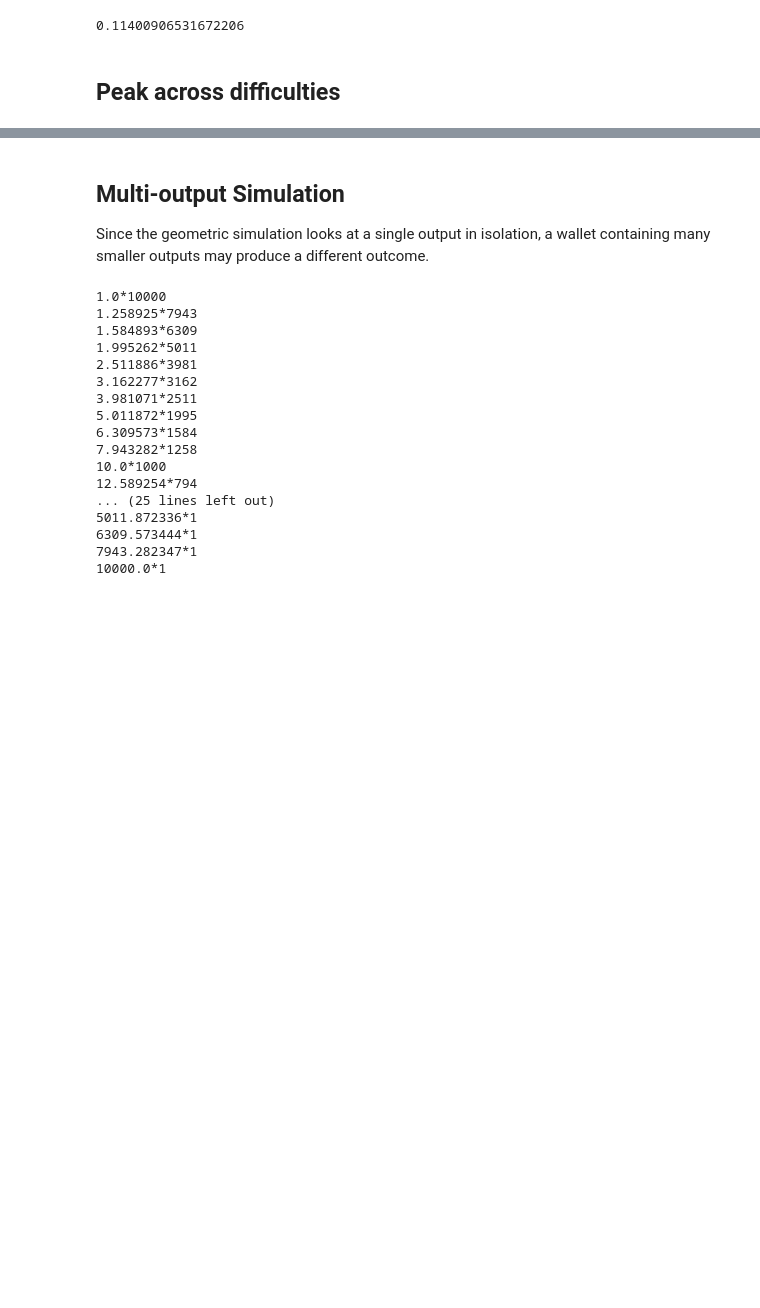
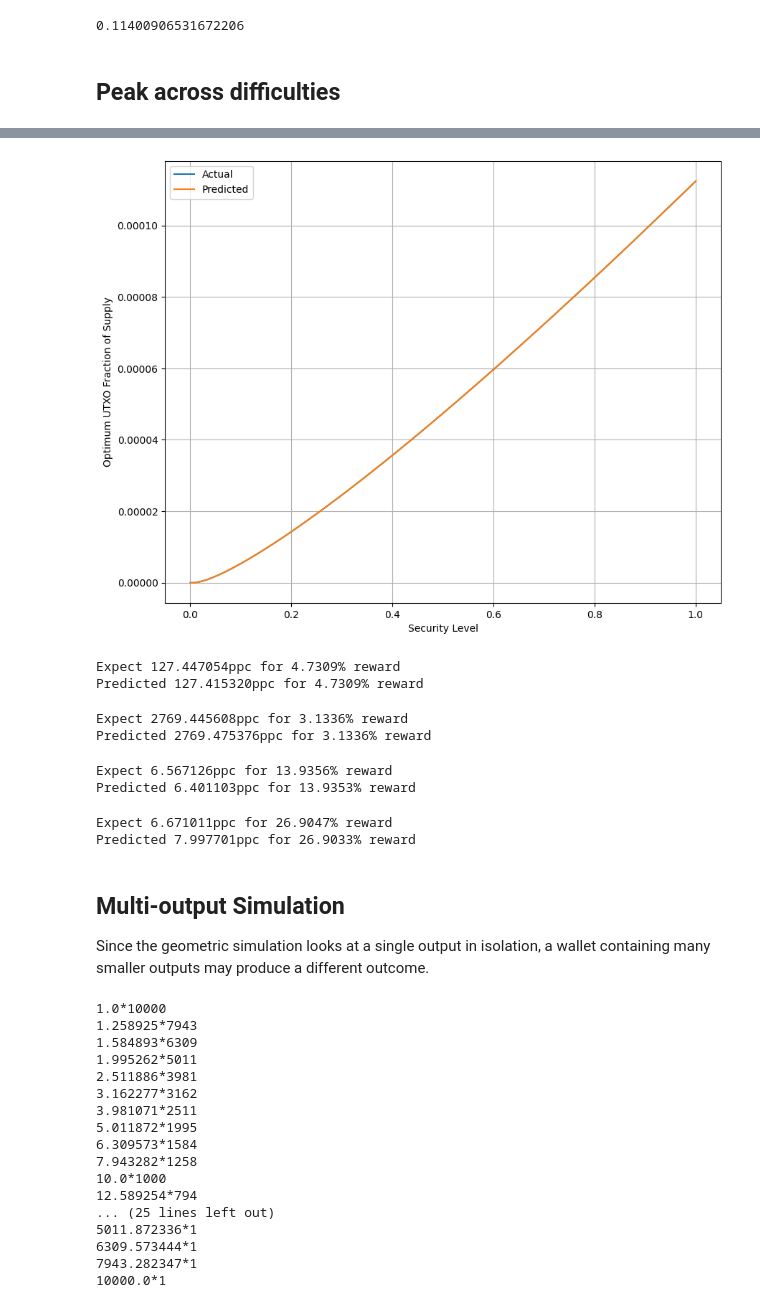
Before and after one commit to MatthewLM/OptimumPeercoinUTXO, a Jupyter notebook: OptimumUTXO.ipynb, the cells around one changed output, grey strips where cells are left out. Cells and saved outputs as stored; diff of their text form; code cells hidden in the pictures; blank space fills up the shorter version.

```diff
--- a/OptimumUTXO.ipynb
+++ b/OptimumUTXO.ipynb
@@ -326,0 +631,5 @@ plt.show()
+# %%
+def getPreciseStaticFromSupply(supply):
+    return supply * 0.0025 / (60*60*24*365.24242424 / BLOCK_INTERVAL_SECS)
+preciseStatic = getPreciseStaticFromSupply(SUPPLY)
+preciseStatic
@@ -326,0 +638,20 @@ plt.show()
+# %%
+# UTXO size as fraction of supply
+endog = np.fromiter((findPeak(getDiffFromSecurity(x, SUPPLY), preciseStatic, iterations=50)[0] / SUPPLY for x in secData), dtype=float)
+# %%
+def getSecurityExog(secData):
+    return pd.DataFrame({
+        "const": 1,
+        "security": secData,
+        "security^(1/2)": secData**(1/2),
+        "security^(1/3)": secData**(1/3),
+        "security^(1/4)": secData**(1/4),
+        "security^(1/5)": secData**(1/5),
+        "security^(1/6)": secData**(1/6),
+        "security^(1/7)": secData**(1/7),
+        "security^(1/8)": secData**(1/8),
+    })
+exog = getSecurityExog(secData)
+# %%
+model = sm.OLS(endog, exog).fit()
+model.summary()
@@ -326,0 +700,12 @@ plt.show()
+# %%
+ypred = model.predict(exog)
+fig, ax = plt.subplots(figsize=(10, 8))
+h1, = ax.plot(secData, endog, label="Actual")
+h2, = ax.plot(secData, ypred, label="Predicted")
+ax.legend(handles=[h1, h2])
+ax.set_xlabel("Security Level")
+ax.set_ylabel("Optimum UTXO Fraction of Supply")
+plt.grid(which="both")
+plt.show()
+# %% [output]
+[figure, added]
@@ -327,3 +723,26 @@ plt.show()
+# %%
+testSecurityForDiff(DIFF, SUPPLY)
+# %% [output]
+Expect 127.447054ppc for 4.7309% reward
+Predicted 127.415320ppc for 4.7309% reward
+# %%
+# What if difficulty is 10x higher?
+testSecurityForDiff(DIFF*10, SUPPLY)
+# %% [output]
+Expect 2769.445608ppc for 3.1336% reward
+Predicted 2769.475376ppc for 3.1336% reward
+# %%
+# What if difficulty is 5x lower?
+testSecurityForDiff(DIFF/5, SUPPLY)
+# %% [output]
+Expect 6.567126ppc for 13.9356% reward
+Predicted 6.401103ppc for 13.9353% reward
+# %%
+# What if supply is 10x higher?
+testSecurityForDiff(DIFF, SUPPLY*10)
+# %% [output]
+Expect 6.671011ppc for 26.9047% reward
+Predicted 7.997701ppc for 26.9033% reward
 # %% [markdown]
 ## Multi-output Simulation
 
```
Also changed, not shown: parts of 40 cells of this notebook.
